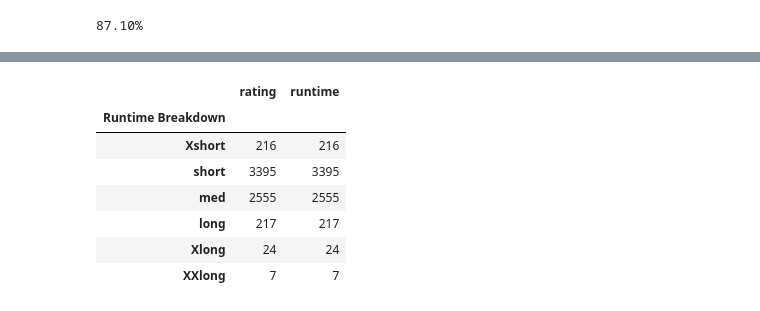
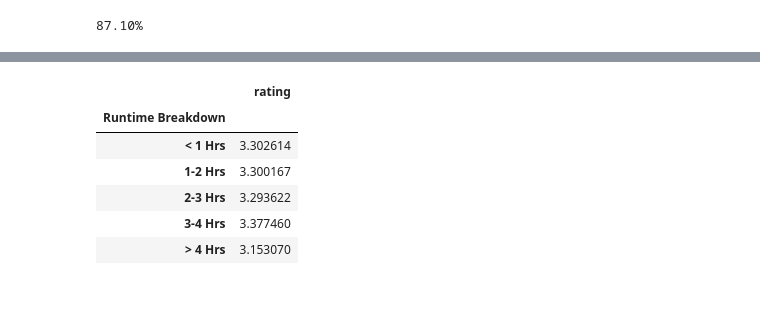
Before and after one commit to Rod-Skoglund/Data-Analytics-Project1, a Jupyter notebook: MovieAnalysis.ipynb, the cells around one changed output, grey strips where cells are left out. Saved outputs shown, nothing was run; the diff lists cells and outputs as text; code cells hidden in the pictures.

```diff
--- a/MovieAnalysis.ipynb
+++ b/MovieAnalysis.ipynb
@@ -310,13 +366,16 @@ ratings_vote_count_df.mean()
-# %%
-ratings_vote_count_df = trimmed_runtime_movies_df[["rating", "runtime", "Runtime Breakdown"]]
-ratings_vote_count_df = ratings_vote_count_df.groupby("Runtime Breakdown")
-ratings_vote_count_df.count()
-# %% [output]
-|  | rating | runtime |
-| Runtime Breakdown |  |  |
-| Xshort | 216 | 216 |
-| short | 3395 | 3395 |
-| med | 2555 | 2555 |
-| long | 217 | 217 |
-| Xlong | 24 | 24 |
-| XXlong | 7 | 7 |
+# %%
+# Filter the DataFrame down only to those columns to chart
+runtime_and_ave_df = ratings_runtime_ave_df[["rating"]]
+
+# Set the index to be "State" so they will be used as labels
+#state_and_inches = state_and_inches.set_index("State")
+
+runtime_and_ave_df.head()
+# %% [output]
+|  | rating |
+| Runtime Breakdown |  |
+| < 1 Hrs | 3.302614 |
+| 1-2 Hrs | 3.300167 |
+| 2-3 Hrs | 3.293622 |
+| 3-4 Hrs | 3.377460 |
+| > 4 Hrs | 3.153070 |
```
Also changed, not shown: parts of 9 cells of this notebook.
